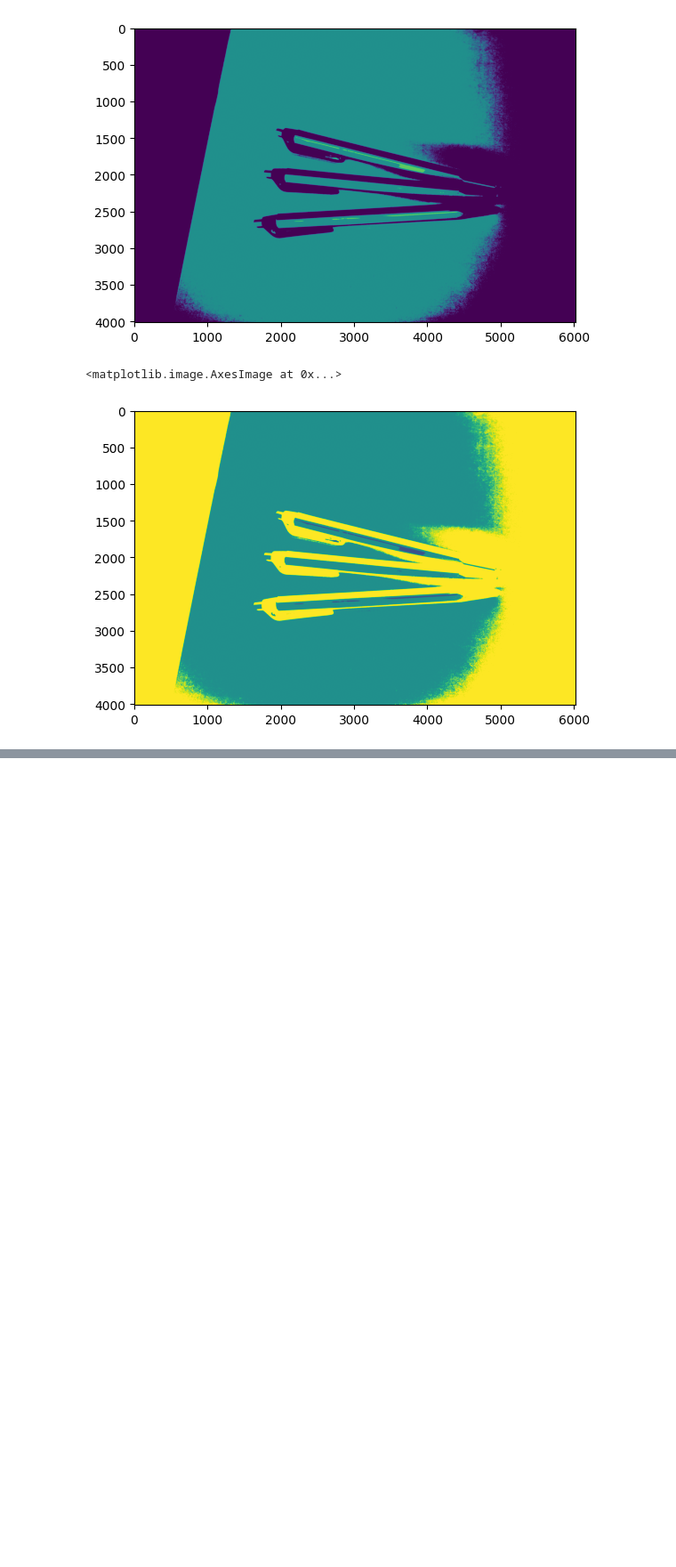
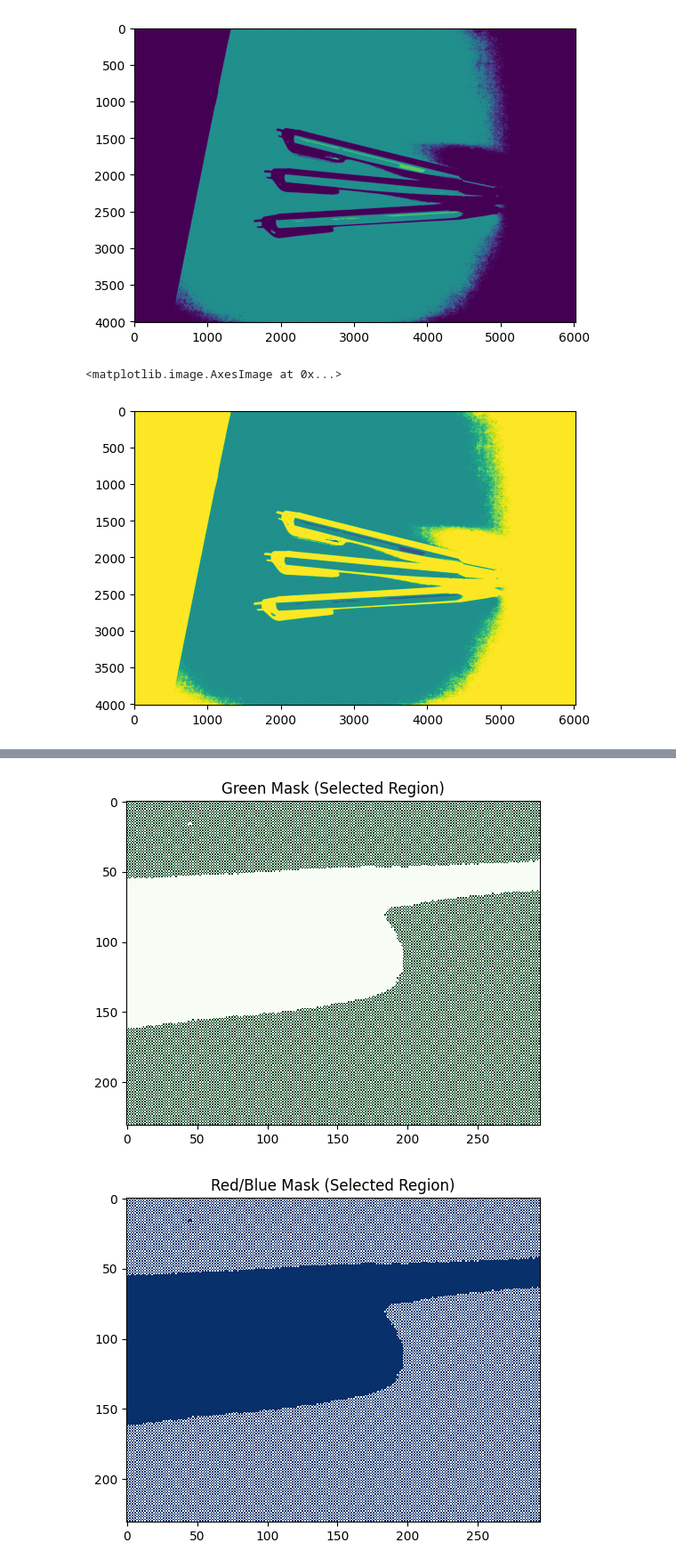
Before and after one commit to mahdi-darvish/CVPorj, a Jupyter notebook: Ex2/Group/exercise02-group.ipynb, the cells around one changed output, grey strips where cells are left out. Shown at 89% size. Drawn from its saved outputs; the diff is of its cells as text; code cells hidden in the pictures; blank space fills up the shorter version.

```diff
--- a/Ex2/Group/exercise02-group.ipynb
+++ b/Ex2/Group/exercise02-group.ipynb
@@ -91,0 +165,22 @@ plt.show()
+# %%
+%matplotlib inline
+
+# Extract the selected region for both masks
+if start_x != end_x and start_y != end_y:  # Ensure a region was selected
+    selected_green_region = green_mask[start_y:end_y, start_x:end_x]
+    selected_red_blue_region = red_blue_mask[start_y:end_y, start_x:end_x]
+
+    # Plot the green mask in the selected region
+    plt.figure(figsize=(6, 6))
+    plt.title("Green Mask (Selected Region)")
+    plt.imshow(selected_green_region, cmap="Greens", interpolation="none")
+    plt.show()
+
+    # Plot the red/blue mask in the selected region
+    plt.figure(figsize=(6, 6))
+    plt.title("Red/Blue Mask (Selected Region)")
+    plt.imshow(selected_red_blue_region, cmap="Blues", interpolation="none")
+    plt.show()
+# %% [output]
+[figure, added]
+[figure, added]
```
Also changed, not shown: parts of 6 cells of this notebook.
